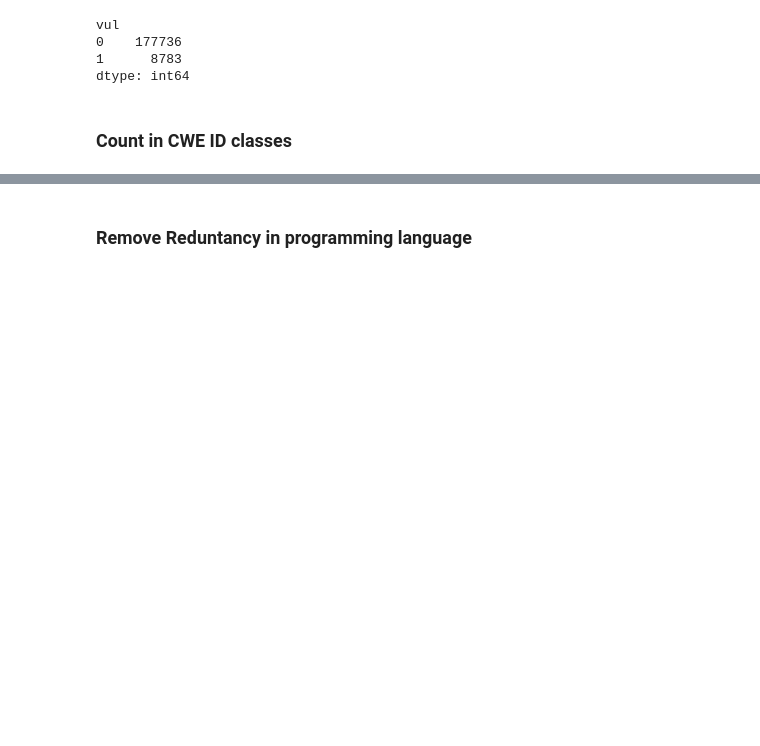
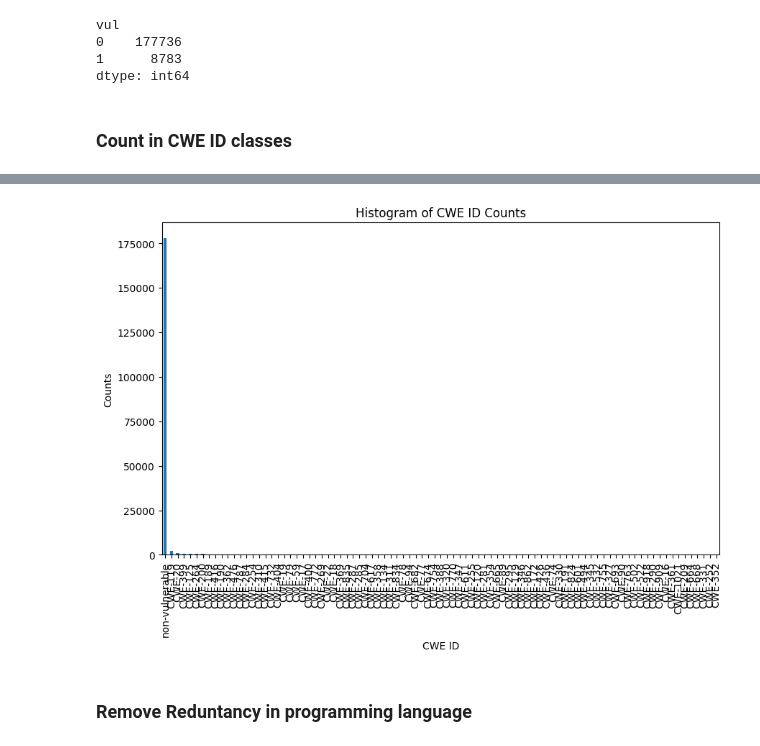
Before and after one commit to seunghee6022/TransVulDet, a Jupyter notebook: data_preprocessing/MSR_preprocessing.ipynb, the cells around one changed output, grey strips where cells are left out. Saved outputs shown, nothing was run; the diff lists cells and outputs as text; code cells hidden in the pictures; blank space fills up the shorter version.

```diff
--- a/data_preprocessing/MSR_preprocessing.ipynb
+++ b/data_preprocessing/MSR_preprocessing.ipynb
@@ -344,3 +354,19 @@ Length: 89, dtype: int64
+# %%
+import pandas as pd
+import matplotlib.pyplot as plt
+
+# Calculate the counts of each unique value in the 'cwe_id' column
+value_counts = df['cwe_id'].value_counts()
+
+# Plot histogram
+plt.figure(figsize=(10, 6))
+value_counts.plot(kind='bar')
+plt.title('Histogram of CWE ID Counts')
+plt.xlabel('CWE ID')
+plt.ylabel('Counts')
+plt.show()
+# %% [output]
+[figure, added]
 # %% [markdown]
 ### Remove Reduntancy in programming language
 # %%
```
Also changed, not shown: parts of 9 cells of this notebook, 4 other files.
